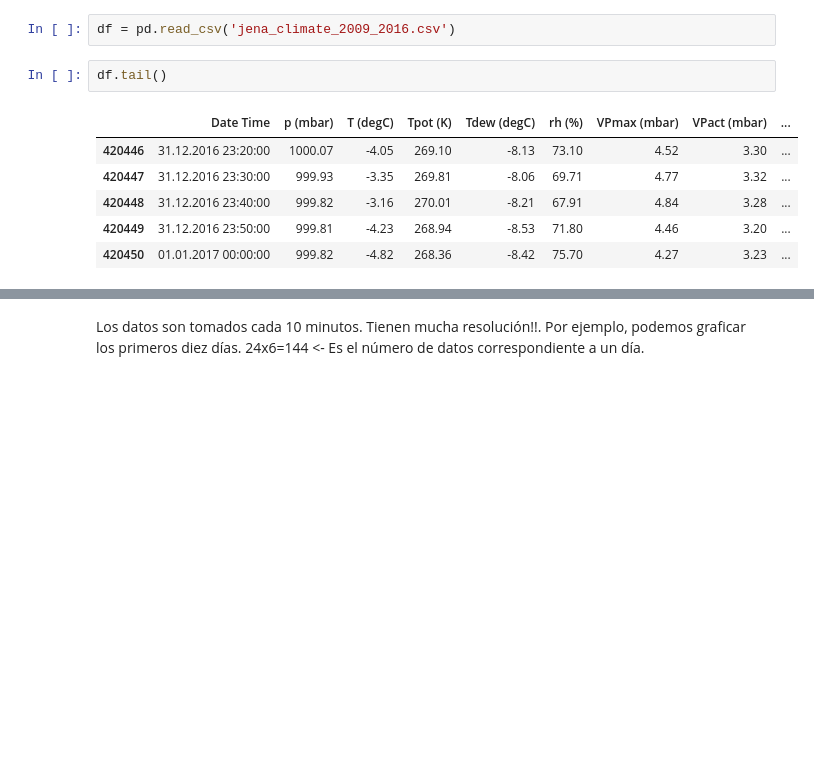
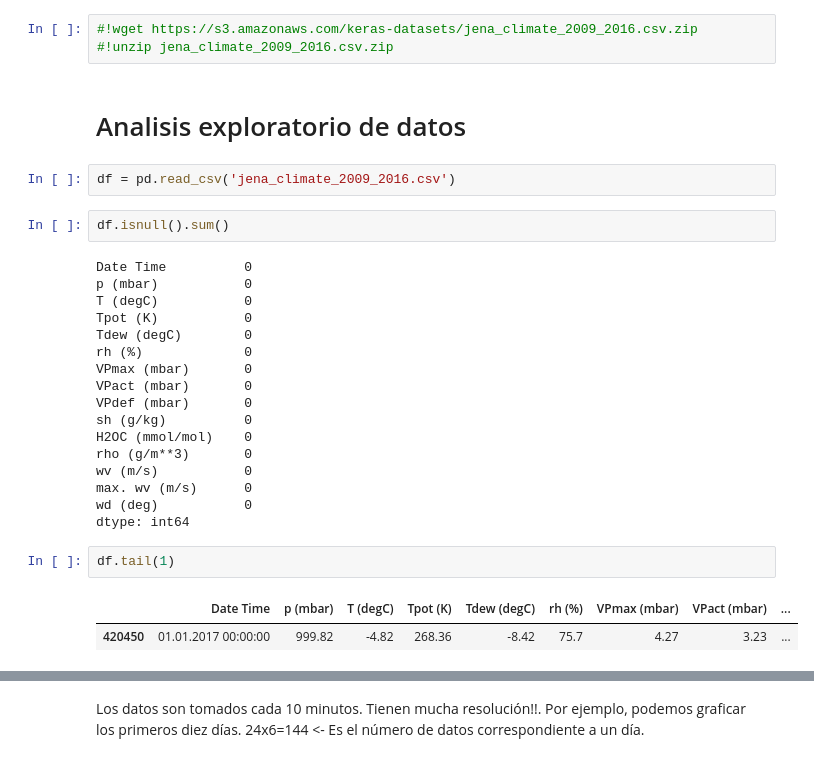
Before and after one commit to DRACDARKTIME/series_tiempo, a Jupyter notebook: PronósticoTempTarea.ipynb, the cells around one changed output, grey strips where cells are left out. Saved outputs shown, nothing was run; the diff lists cells and outputs as text; blank space fills up the shorter version.

```diff
--- a/PronósticoTempTarea.ipynb
+++ b/PronósticoTempTarea.ipynb
@@ -16,11 +35,31 @@ To enable the following instructions: SSE4.1 SSE4.2 AVX AVX2 FMA, in other opera
+# %%
+#!wget https://s3.amazonaws.com/keras-datasets/jena_climate_2009_2016.csv.zip
+#!unzip jena_climate_2009_2016.csv.zip
+# %% [markdown]
+# Analisis exploratorio de datos
 # %%
 df = pd.read_csv('jena_climate_2009_2016.csv')
+# %%
+df.isnull().sum()
+# %% [output]
+Date Time          0
+p (mbar)           0
+T (degC)           0
+Tpot (K)           0
+Tdew (degC)        0
+rh (%)             0
+VPmax (mbar)       0
+VPact (mbar)       0
+VPdef (mbar)       0
+sh (g/kg)          0
+H2OC (mmol/mol)    0
+rho (g/m**3)       0
+wv (m/s)           0
+max. wv (m/s)      0
+wd (deg)           0
+dtype: int64
 # %%
-df.tail()
+df.tail(1)
 # %% [output]
 |  | Date Time | p (mbar) | T (degC) | Tpot (K) | Tdew (degC) | rh (%) | VPmax (mbar) | VPact (mbar) | ... |
-| 420446 | 31.12.2016 23:20:00 | 1000.07 | -4.05 | 269.10 | -8.13 | 73.10 | 4.52 | 3.30 | ... |
-| 420447 | 31.12.2016 23:30:00 | 999.93 | -3.35 | 269.81 | -8.06 | 69.71 | 4.77 | 3.32 | ... |
-| 420448 | 31.12.2016 23:40:00 | 999.82 | -3.16 | 270.01 | -8.21 | 67.91 | 4.84 | 3.28 | ... |
-| 420449 | 31.12.2016 23:50:00 | 999.81 | -4.23 | 268.94 | -8.53 | 71.80 | 4.46 | 3.20 | ... |
-| 420450 | 01.01.2017 00:00:00 | 999.82 | -4.82 | 268.36 | -8.42 | 75.70 | 4.27 | 3.23 | ... |
+| 420450 | 01.01.2017 00:00:00 | 999.82 | -4.82 | 268.36 | -8.42 | 75.7 | 4.27 | 3.23 | ... |
```
Also changed, not shown: parts of 79 cells of this notebook, 1 other file.
